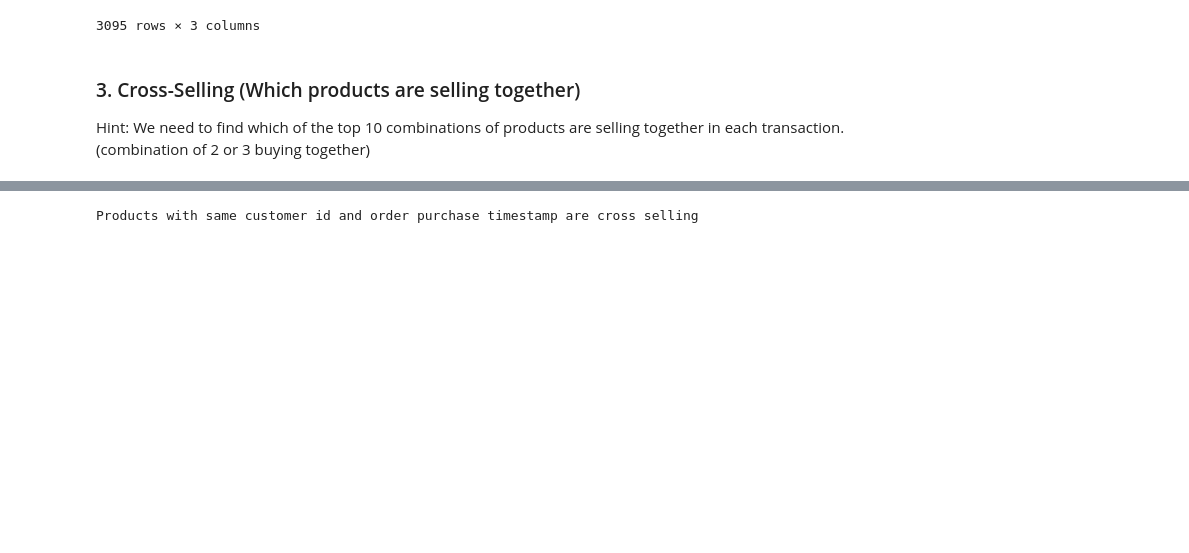
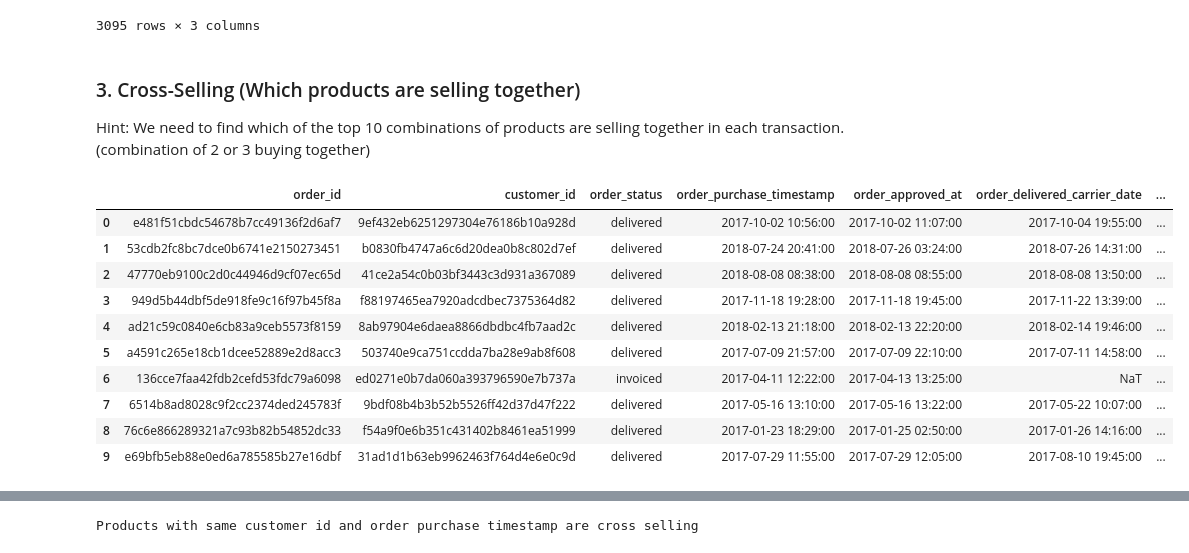
Before and after one commit to sakshisv/Marketing-Analytics-for-E-Commerce, a Jupyter notebook: Marketing Analytics (Python).ipynb, the cells around one changed output, grey strips where cells are left out. Saved outputs shown, nothing was run; the diff lists cells and outputs as text; code cells hidden in the pictures; blank space fills up the shorter version.

```diff
--- a/Marketing Analytics (Python).ipynb
+++ b/Marketing Analytics (Python).ipynb
@@ -798,3 +798,18 @@ sellers_revenue
 ### 3. Cross-Selling (Which products are selling together)
 Hint: We need to find which of the top 10 combinations of products are selling together in
 each transaction. (combination of 2 or 3 buying together)
+# %%
+orders_ = pd.merge(orders, order_items, how='left', on='order_id')
+orders_.head(10)
+# %% [output]
+|  | order_id | customer_id | order_status | order_purchase_timestamp | order_approved_at | order_delivered_carrier_date | ... |
+| 0 | e481f51cbdc54678b7cc49136f2d6af7 | 9ef432eb6251297304e76186b10a928d | delivered | 2017-10-02 10:56:00 | 2017-10-02 11:07:00 | 2017-10-04 19:55:00 | ... |
+| 1 | 53cdb2fc8bc7dce0b6741e2150273451 | b0830fb4747a6c6d20dea0b8c802d7ef | delivered | 2018-07-24 20:41:00 | 2018-07-26 03:24:00 | 2018-07-26 14:31:00 | ... |
+| 2 | 47770eb9100c2d0c44946d9cf07ec65d | 41ce2a54c0b03bf3443c3d931a367089 | delivered | 2018-08-08 08:38:00 | 2018-08-08 08:55:00 | 2018-08-08 13:50:00 | ... |
+| 3 | 949d5b44dbf5de918fe9c16f97b45f8a | f88197465ea7920adcdbec7375364d82 | delivered | 2017-11-18 19:28:00 | 2017-11-18 19:45:00 | 2017-11-22 13:39:00 | ... |
+| 4 | ad21c59c0840e6cb83a9ceb5573f8159 | 8ab97904e6daea8866dbdbc4fb7aad2c | delivered | 2018-02-13 21:18:00 | 2018-02-13 22:20:00 | 2018-02-14 19:46:00 | ... |
+| 5 | a4591c265e18cb1dcee52889e2d8acc3 | 503740e9ca751ccdda7ba28e9ab8f608 | delivered | 2017-07-09 21:57:00 | 2017-07-09 22:10:00 | 2017-07-11 14:58:00 | ... |
+| 6 | 136cce7faa42fdb2cefd53fdc79a6098 | ed0271e0b7da060a393796590e7b737a | invoiced | 2017-04-11 12:22:00 | 2017-04-13 13:25:00 | NaT | ... |
+| 7 | 6514b8ad8028c9f2cc2374ded245783f | 9bdf08b4b3b52b5526ff42d37d47f222 | delivered | 2017-05-16 13:10:00 | 2017-05-16 13:22:00 | 2017-05-22 10:07:00 | ... |
+| 8 | 76c6e866289321a7c93b82b54852dc33 | f54a9f0e6b351c431402b8461ea51999 | delivered | 2017-01-23 18:29:00 | 2017-01-25 02:50:00 | 2017-01-26 14:16:00 | ... |
+| 9 | e69bfb5eb88e0ed6a785585b27e16dbf | 31ad1d1b63eb9962463f764d4e6e0c9d | delivered | 2017-07-29 11:55:00 | 2017-07-29 12:05:00 | 2017-08-10 19:45:00 | ... |
```
Also changed, not shown: parts of 2 cells of this notebook.
